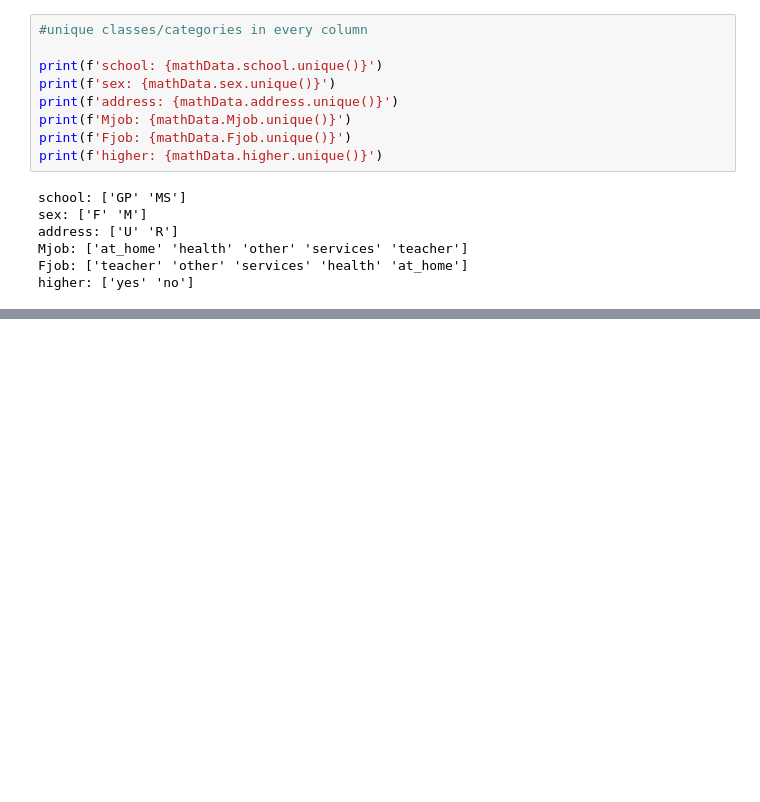
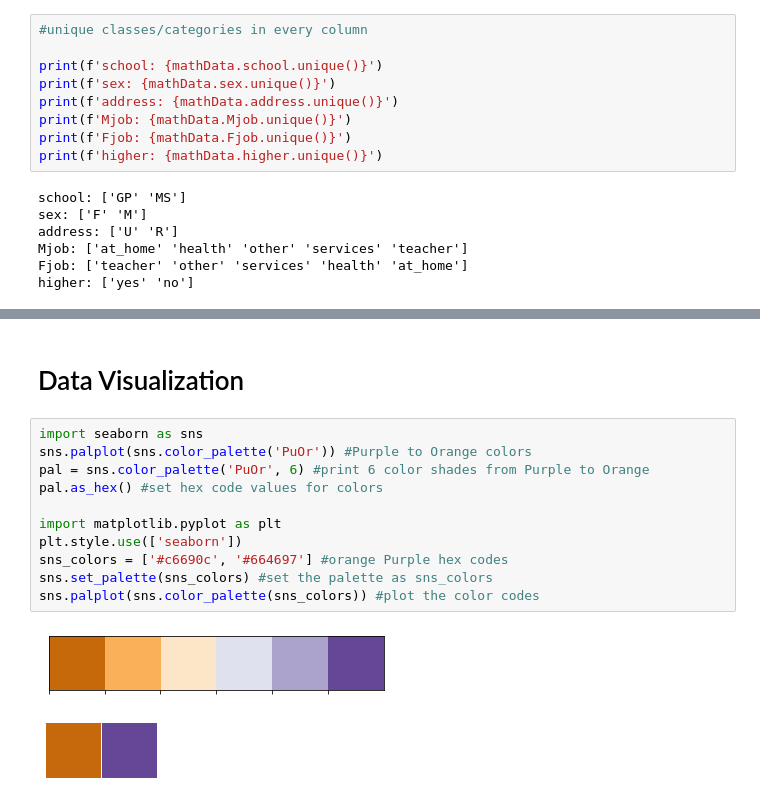
Before and after one commit to AkMo3/MLSpeedRun, a Jupyter notebook: EDA.ipynb, the cells around one changed output, grey strips where cells are left out. Drawn from its saved outputs; the diff is of its cells as text; blank space fills up the shorter version.

```diff
--- a/EDA.ipynb
+++ b/EDA.ipynb
@@ -97,0 +111,16 @@ mathData.head(15)
+# %% [markdown]
+# Data Visualization
+# %%
+import seaborn as sns
+sns.palplot(sns.color_palette('PuOr')) #Purple to Orange colors
+pal = sns.color_palette('PuOr', 6) #print 6 color shades from Purple to Orange
+pal.as_hex() #set hex code values for colors
+
+import matplotlib.pyplot as plt
+plt.style.use(['seaborn'])
+sns_colors = ['#c6690c', '#664697'] #orange Purple hex codes
+sns.set_palette(sns_colors) #set the palette as sns_colors
+sns.palplot(sns.color_palette(sns_colors)) #plot the color codes
+# %% [output]
+[figure, added]
+[figure, added]
```
Also changed, not shown: parts of 8 cells of this notebook.
